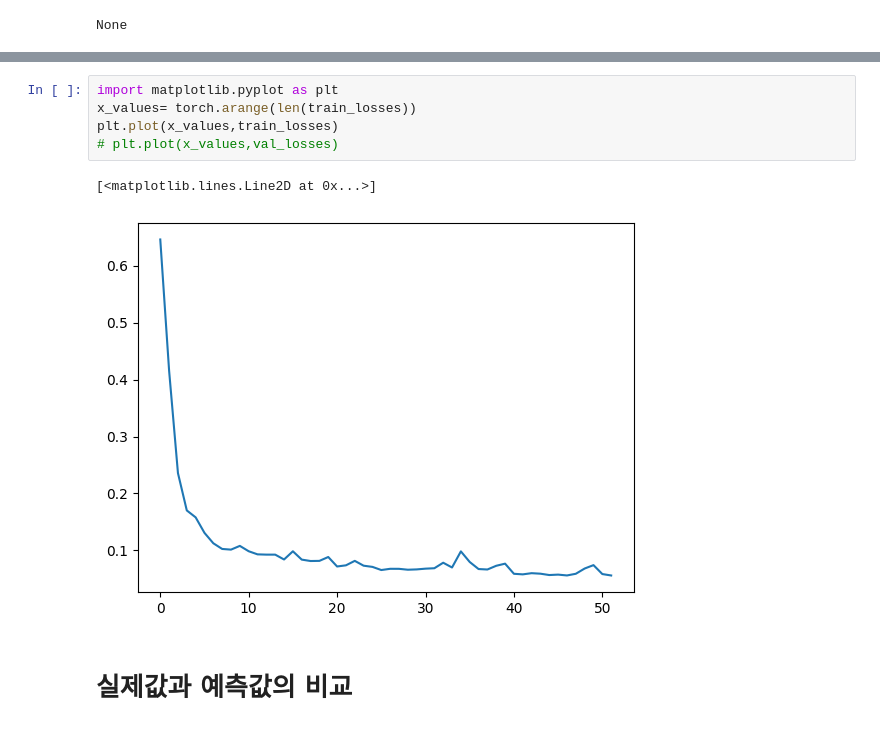
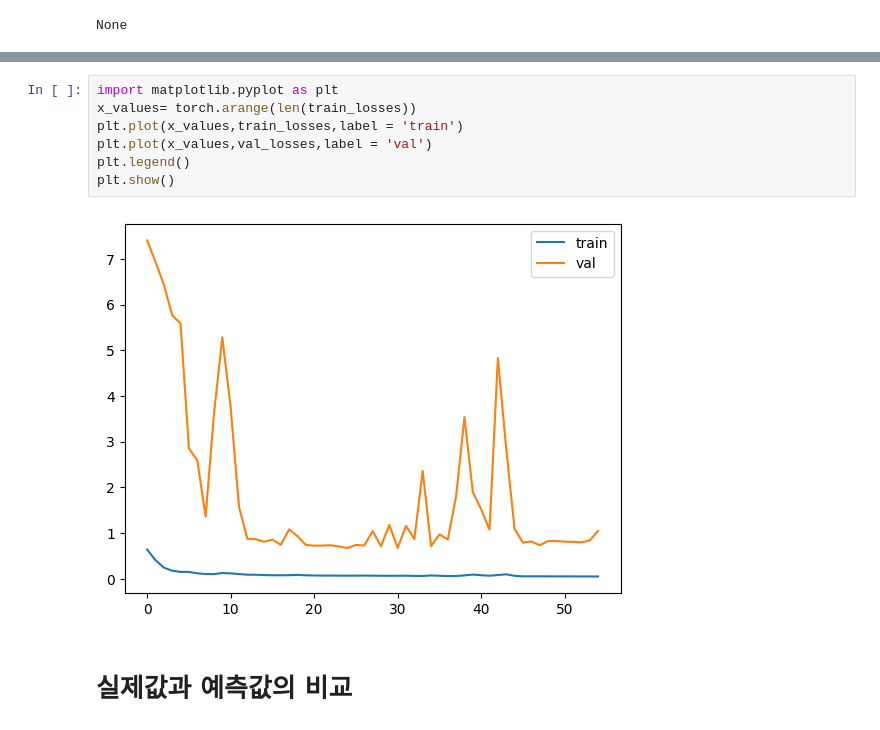
Before and after one commit to MINGYU-1/intern_practicing, a Jupyter notebook: earlystopping_optim.ipynb, the cells around one changed output, grey strips where cells are left out. Saved outputs shown, nothing was run; the diff lists cells and outputs as text.

```diff
--- a/earlystopping_optim.ipynb
+++ b/earlystopping_optim.ipynb
@@ -205,11 +175,12 @@ torch.Size([30, 24])
 # %%
 import matplotlib.pyplot as plt
 x_values= torch.arange(len(train_losses))
-plt.plot(x_values,train_losses)
-# plt.plot(x_values,val_losses)
+plt.plot(x_values,train_losses,label = 'train')
+plt.plot(x_values,val_losses,label = 'val')
+plt.legend()
+plt.show()
 # %% [output]
-[<matplotlib.lines.Line2D at 0x...>]
-[figure, old version]
+[figure, new version]
 # %% [markdown]
 # 실제값과 예측값의 비교
 # %%
```
Also changed, not shown: parts of 6 cells of this notebook, 1 other file.
